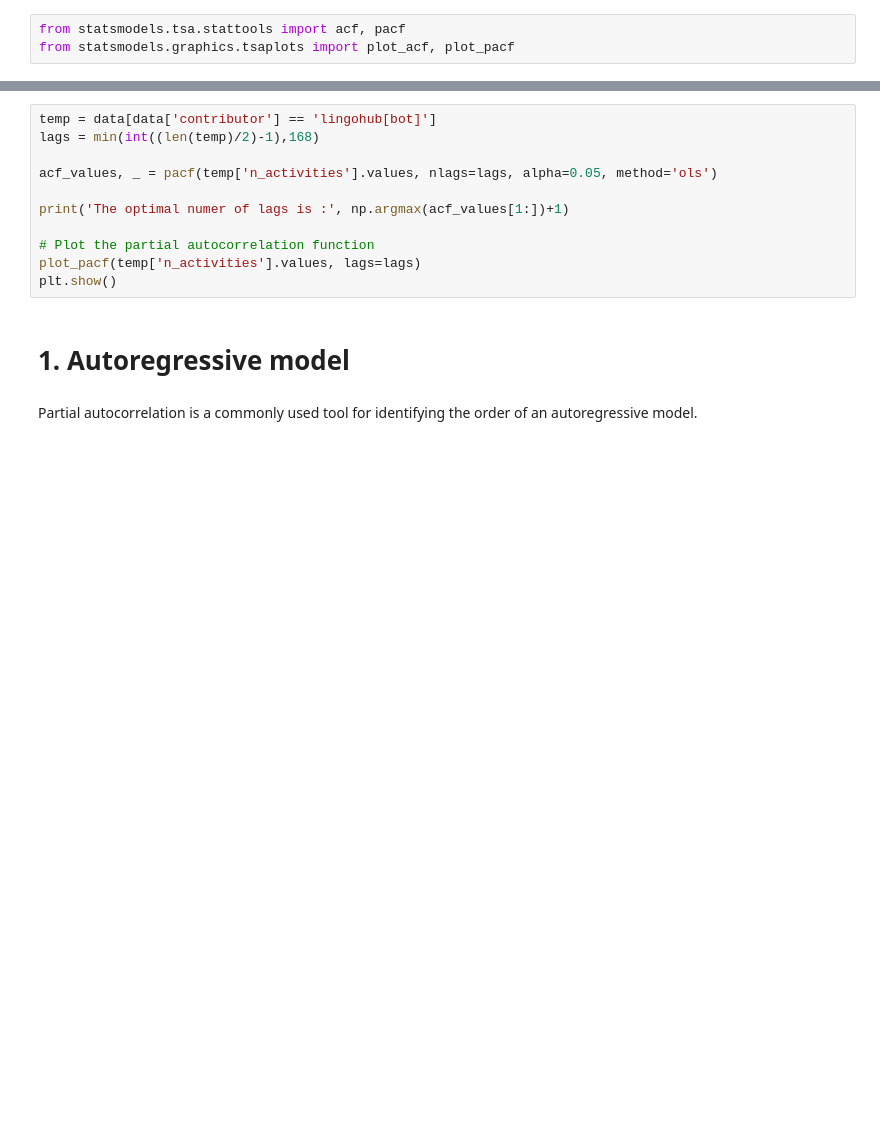
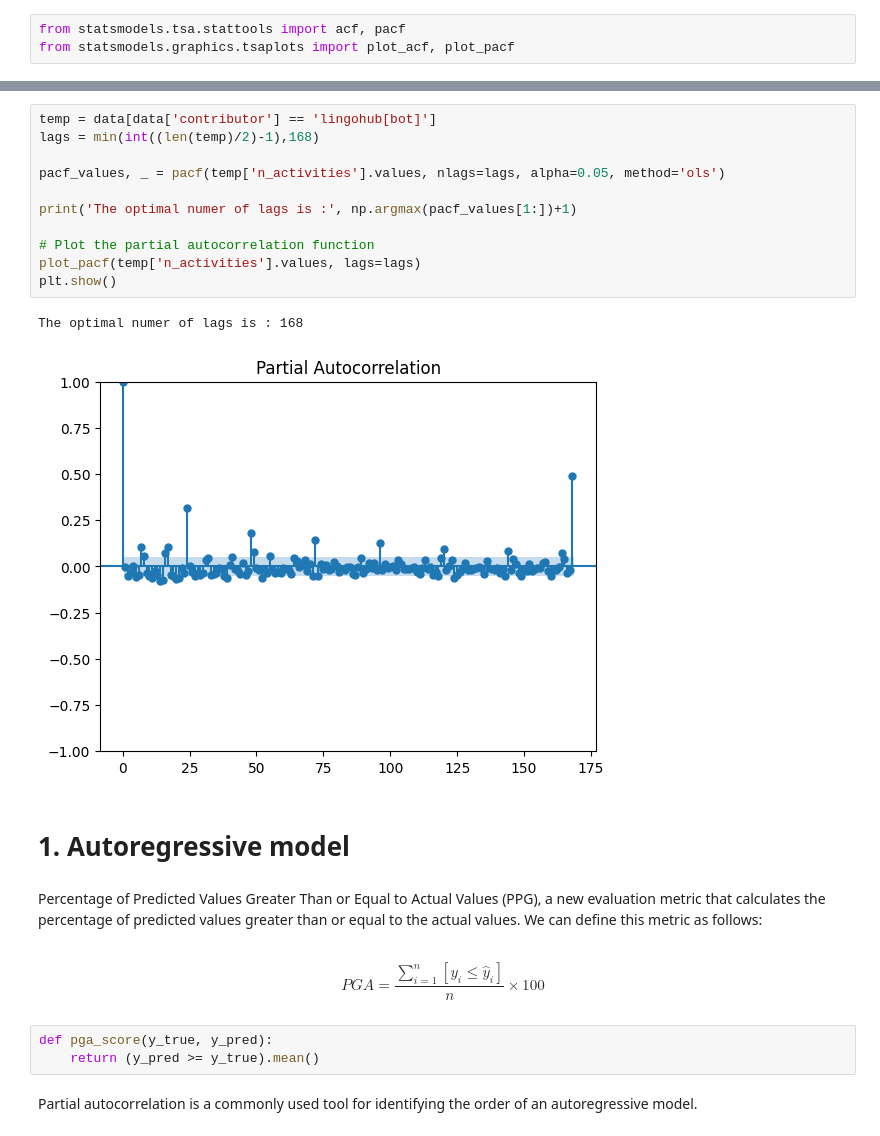
Before and after one commit to uhourri/GH-Bots-API, a Jupyter notebook: code/Models comparing using time sequences.ipynb, the cells around one changed output, grey strips where cells are left out. Saved outputs shown, nothing was run; the diff lists cells and outputs as text; blank space fills up the shorter version.

Commit message:
adding an= new metric with confidence intravals 95% to AR model ..

```diff
--- a/code/Models comparing using time sequences.ipynb
+++ b/code/Models comparing using time sequences.ipynb
@@ -120,16 +142,26 @@ plt.show()
 # %%
 temp = data[data['contributor'] == 'lingohub[bot]']
 lags = min(int((len(temp)/2)-1),168)
 
-acf_values, _ = pacf(temp['n_activities'].values, nlags=lags, alpha=0.05, method='ols')
+pacf_values, _ = pacf(temp['n_activities'].values, nlags=lags, alpha=0.05, method='ols')
 
-print('The optimal numer of lags is :', np.argmax(acf_values[1:])+1)
+print('The optimal numer of lags is :', np.argmax(pacf_values[1:])+1)
 
 # Plot the partial autocorrelation function
 plot_pacf(temp['n_activities'].values, lags=lags)
 plt.show()
+# %% [output]
+The optimal numer of lags is : 168
+[figure, added]
 # %% [markdown]
 # 1. Autoregressive model
+# %% [markdown]
+Percentage of Predicted Values Greater Than or Equal to Actual Values (PPG), a new evaluation metric that calculates the percentage of predicted values greater than or equal to the actual values. We can define this metric as follows:
+# %% [markdown]
+$$PGA = \frac{\sum_{i=1}^{n} [y_i \leq \hat{y}_i]}{n} \times 100$$
+# %%
+def pga_score(y_true, y_pred):
+    return (y_pred >= y_true).mean()
 # %% [markdown]
 Partial autocorrelation is a commonly used tool for identifying the order of an autoregressive model.
 # %%
```
Also changed, not shown: parts of 10 cells of this notebook, 2 other files.
